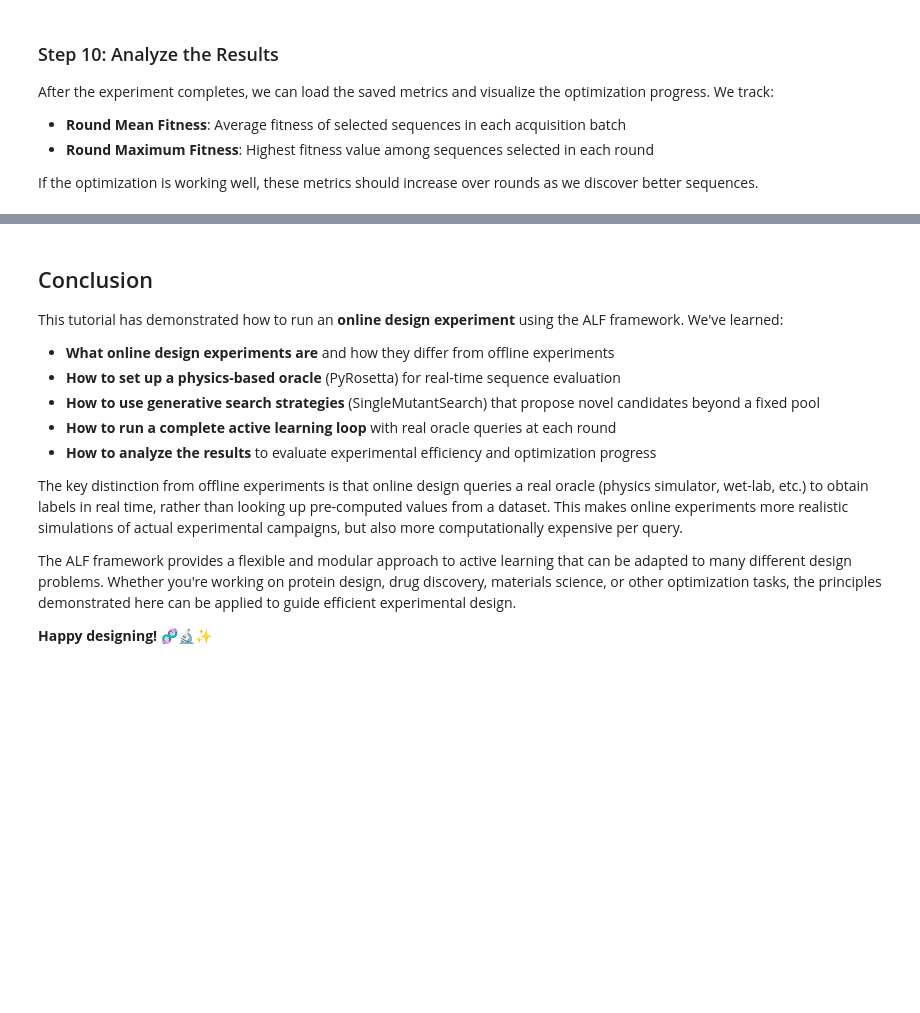
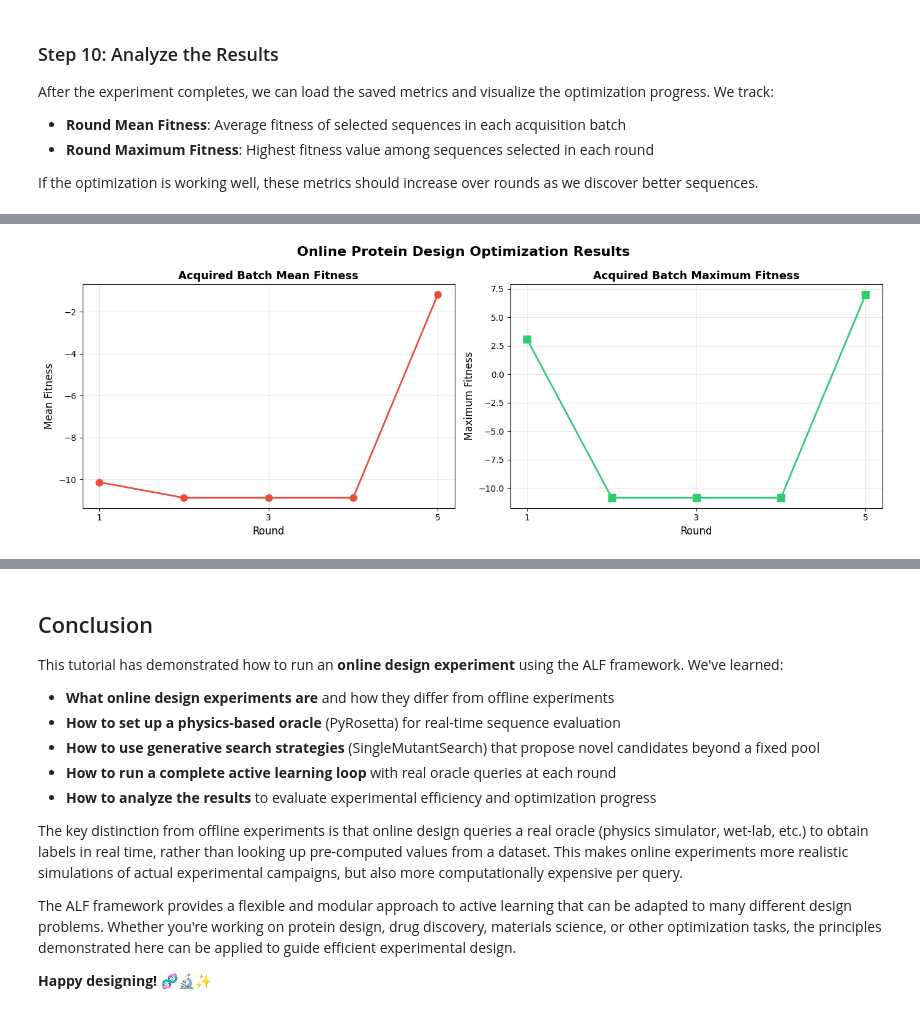
Before and after one commit to instadeepai/alf, a Jupyter notebook: tutorials/online_design_tutorial.ipynb, the cells around one changed output, grey strips where cells are left out. Drawn from its saved outputs; the diff is of its cells as text; code cells hidden in the pictures; blank space fills up the shorter version.

```diff
--- a/tutorials/online_design_tutorial.ipynb
+++ b/tutorials/online_design_tutorial.ipynb
@@ -298,31 +399,45 @@ print(f"Best Fitness Found: {metrics['acquired_candidates/round_max'].max():.4f}
 # %%
 # Create visualization of results
 fig, axes = plt.subplots(1, 2, figsize=(14, 5))
-fig.suptitle('Online Protein Design Optimization Results', fontsize=16, fontweight='bold')
+fig.suptitle("Online Protein Design Optimization Results", fontsize=16, fontweight="bold")
 
 # Filter out the zeroth round (first row)
 metrics_plot = metrics.iloc[1:]
 
 # 1. Round Mean Fitness (quality of acquired batch each round)
-axes[0].plot(metrics_plot['round'], metrics_plot['acquired_candidates/round_mean'],
-             marker='o', linewidth=2, markersize=8, color='#e74c3c')
-axes[0].set_xlabel('Round', fontsize=12)
-axes[0].set_ylabel('Mean Fitness', fontsize=12)
-axes[0].set_title('Acquired Batch Mean Fitness', fontsize=13, fontweight='bold')
+axes[0].plot(
+    metrics_plot["round"],
+    metrics_plot["acquired_candidates/round_mean"],
+    marker="o",
+    linewidth=2,
+    markersize=8,
+    color="#e74c3c",
+)
+axes[0].set_xlabel("Round", fontsize=12)
+axes[0].set_ylabel("Mean Fitness", fontsize=12)
+axes[0].set_title("Acquired Batch Mean Fitness", fontsize=13, fontweight="bold")
 axes[0].grid(True, alpha=0.3)
-axes[0].set_xticks(metrics_plot['round'][::2])
+axes[0].set_xticks(metrics_plot["round"][::2])
 
 # 2. Round Maximum Fitness (best fitness in acquired batch each round)
-axes[1].plot(metrics_plot['round'], metrics_plot['acquired_candidates/round_max'],
-             marker='s', linewidth=2, markersize=8, color='#2ecc71')
-axes[1].set_xlabel('Round', fontsize=12)
-axes[1].set_ylabel('Maximum Fitness', fontsize=12)
-axes[1].set_title('Acquired Batch Maximum Fitness', fontsize=13, fontweight='bold')
+axes[1].plot(
+    metrics_plot["round"],
+    metrics_plot["acquired_candidates/round_max"],
+    marker="s",
+    linewidth=2,
+    markersize=8,
+    color="#2ecc71",
+)
+axes[1].set_xlabel("Round", fontsize=12)
+axes[1].set_ylabel("Maximum Fitness", fontsize=12)
+axes[1].set_title("Acquired Batch Maximum Fitness", fontsize=13, fontweight="bold")
 axes[1].grid(True, alpha=0.3)
-axes[1].set_xticks(metrics_plot['round'][::2])
+axes[1].set_xticks(metrics_plot["round"][::2])
 
 plt.tight_layout()
 plt.show()
+# %% [output]
+[figure, added]
 # %%
 # Optionally, clean up the results directory
 if save_path.exists():
```
Also changed, not shown: parts of 13 cells of this notebook, 3 other files.
